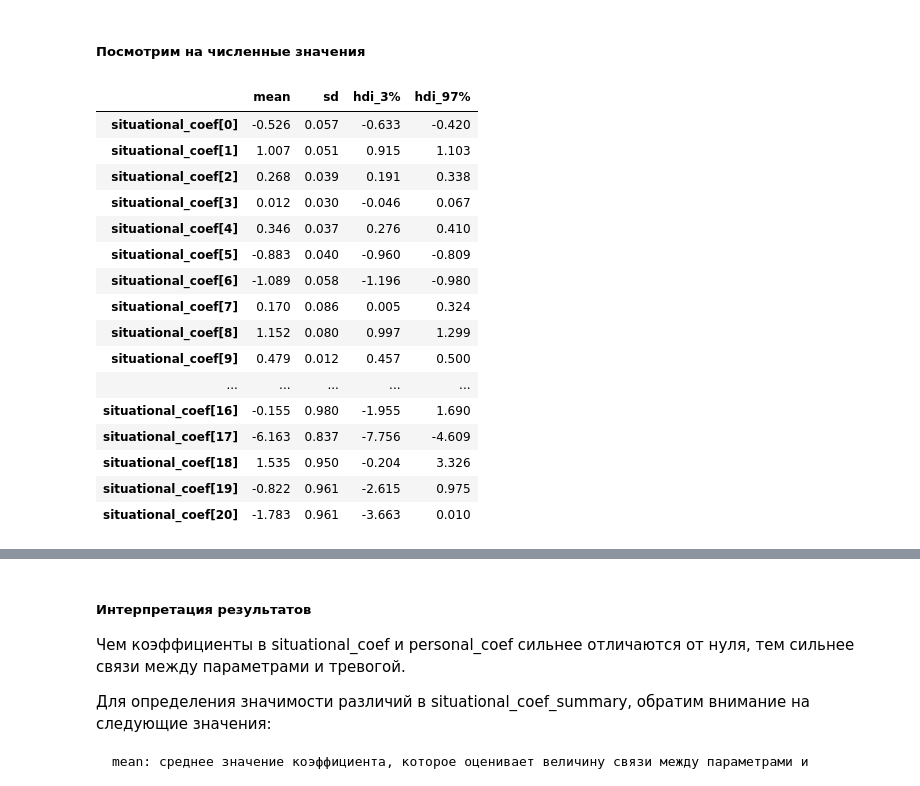
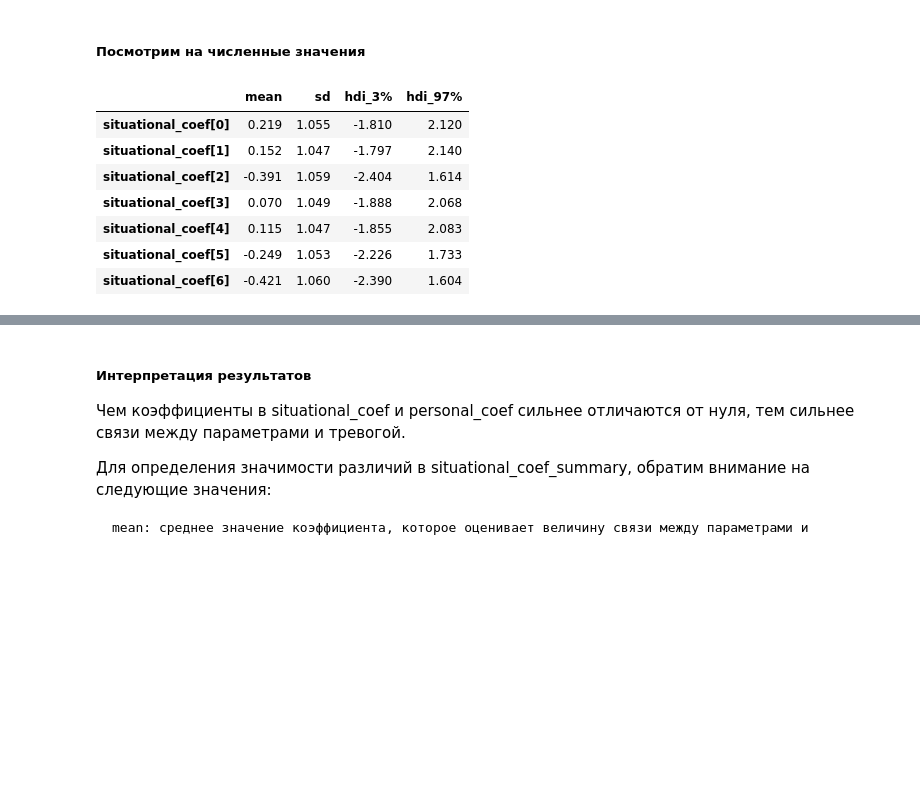
Before and after one commit to maximka65/Hierarchical_Bayesian_modeling, a Jupyter notebook: eyes_tremor_analysis.ipynb, the cells around one changed output, grey strips where cells are left out. Saved outputs shown, nothing was run; the diff lists cells and outputs as text; code cells hidden in the pictures; blank space fills up the shorter version.

```diff
--- a/eyes_tremor_analysis.ipynb
+++ b/eyes_tremor_analysis.ipynb
@@ -167,2 +122,0 @@ sns.heatmap(corr_matrix_S, annot=True)
-# %%
-df = df.drop(columns=['At71', 'At110'])
@@ -172,0 +209,5 @@ df.to_csv('clean.csv')
+# %%
+df.reset_index(drop=True, inplace=True)
+
+# Concatenate the reduced features to the initial dataset
+extended_data = pd.concat([df, reduced_features_df], axis=1)
@@ -173,3 +239,9 @@ df.to_csv('clean.csv')
+# %%
+# Standardize the data
+scaler = StandardScaler()
+extended_data_filtered[['ft_1', 'ft_2', 'ft_3', 'ft_4']] = scaler.fit_transform(extended_data_filtered[['ft_1', 'ft_2', 'ft_3', 'ft_4']])
+extended_data_filtered[['At_1', 'At_2', 'At_3', 'At_4']] = scaler.fit_transform(extended_data_filtered[['At_1', 'At_2', 'At_3', 'At_4']])
+extended_data_filtered[['sens_1', 'sens_2', 'sens_3', 'sens_4', 'sens_5', 'sens_6', 'sens_7']] = scaler.fit_transform(extended_data_filtered[['sens_1', 'sens_2', 'sens_3', 'sens_4', 'sens_5', 'sens_6', 'sens_7']])
 # %% [markdown]
 <h2> Построение иерархической байесовской модели
 # %% [markdown]
@@ -285,0 +386,28 @@ array([[<Axes: title={'center': 'mu_contrast'}>,
+# %%
+# Базовая модель с чувствительностью вместо тремора
+with pm.Model() as robust_base_model:
+    # Priors for contrast variables
+    mu_contrast = pm.Normal('mu_contrast', mu=0, sd=10, shape=7)
+    sigma_contrast = pm.HalfNormal('sigma_contrast', sd=10, shape=7)
+
+    # Non-central parameterization
+    contrast_offset = pm.Normal('contrast_offset', mu=0, sd=1, shape=(n_subjects, 7))
+    contrast = pm.Deterministic('contrast', mu_contrast + sigma_contrast * contrast_offset)
+
+    # Relationship between parameters and anxiety
+    situational_coef = pm.Normal('situational_coef', mu=0, sd=1, shape=7)
+    personal_coef = pm.Normal('personal_coef', mu=0, sd=1, shape=7)
+
+    # Linear model
+    mu_situational = tt.dot(X_contrast_standardized, situational_coef)
+    mu_personal = tt.dot(X_contrast_standardized, personal_coef)
+
+    # Observations
+    obs_situational = pm.StudentT('obs_situational', mu=mu_situational, sd=1, nu=3, observed=situational_anxiety)
+    obs_personal = pm.StudentT('obs_personal', mu=mu_personal, sd=1, nu=3, observed=personal_anxiety)
+
+    # Run MCMC algorithm to obtain the posterior distribution
+    trace_robust_base = pm.sample(5000, tune=3000, target_accept=0.99, return_inferencedata=True)
+
+summary = az.summary(trace_robust_base)
+summary
@@ -286,24 +485,15 @@ array([[<Axes: title={'center': 'mu_contrast'}>,
 # %% [markdown]
 <h5> Посмотрим на численные значения </h5>
 # %%
-situational_coef_summary = az.summary(trace, var_names=['situational_coef'])
+situational_coef_summary = az.summary(trace_robust_base, var_names=['situational_coef'])
 situational_coef_summary.iloc[:, :4]
 # %% [output]
 |  | mean | sd | hdi_3% | hdi_97% |
-| situational_coef[0] | -0.526 | 0.057 | -0.633 | -0.420 |
-| situational_coef[1] | 1.007 | 0.051 | 0.915 | 1.103 |
-| situational_coef[2] | 0.268 | 0.039 | 0.191 | 0.338 |
-| situational_coef[3] | 0.012 | 0.030 | -0.046 | 0.067 |
-| situational_coef[4] | 0.346 | 0.037 | 0.276 | 0.410 |
-| situational_coef[5] | -0.883 | 0.040 | -0.960 | -0.809 |
-| situational_coef[6] | -1.089 | 0.058 | -1.196 | -0.980 |
-| situational_coef[7] | 0.170 | 0.086 | 0.005 | 0.324 |
-| situational_coef[8] | 1.152 | 0.080 | 0.997 | 1.299 |
-| situational_coef[9] | 0.479 | 0.012 | 0.457 | 0.500 |
-| ... | ... | ... | ... | ... |
-| situational_coef[16] | -0.155 | 0.980 | -1.955 | 1.690 |
-| situational_coef[17] | -6.163 | 0.837 | -7.756 | -4.609 |
-| situational_coef[18] | 1.535 | 0.950 | -0.204 | 3.326 |
-| situational_coef[19] | -0.822 | 0.961 | -2.615 | 0.975 |
-| situational_coef[20] | -1.783 | 0.961 | -3.663 | 0.010 |
+| situational_coef[0] | 0.219 | 1.055 | -1.810 | 2.120 |
+| situational_coef[1] | 0.152 | 1.047 | -1.797 | 2.140 |
+| situational_coef[2] | -0.391 | 1.059 | -2.404 | 1.614 |
+| situational_coef[3] | 0.070 | 1.049 | -1.888 | 2.068 |
+| situational_coef[4] | 0.115 | 1.047 | -1.855 | 2.083 |
+| situational_coef[5] | -0.249 | 1.053 | -2.226 | 1.733 |
+| situational_coef[6] | -0.421 | 1.060 | -2.390 | 1.604 |
 # %%
```
Also changed, not shown: parts of 35 cells of this notebook, 1 other file.
